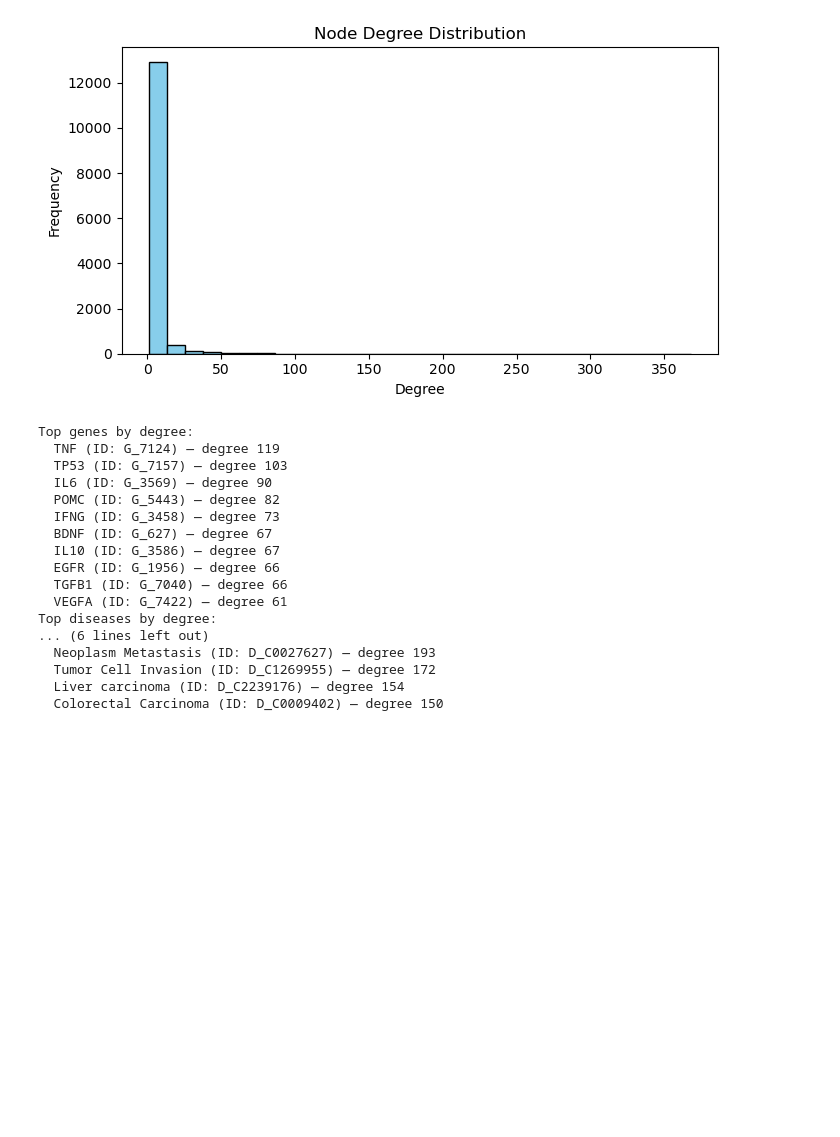
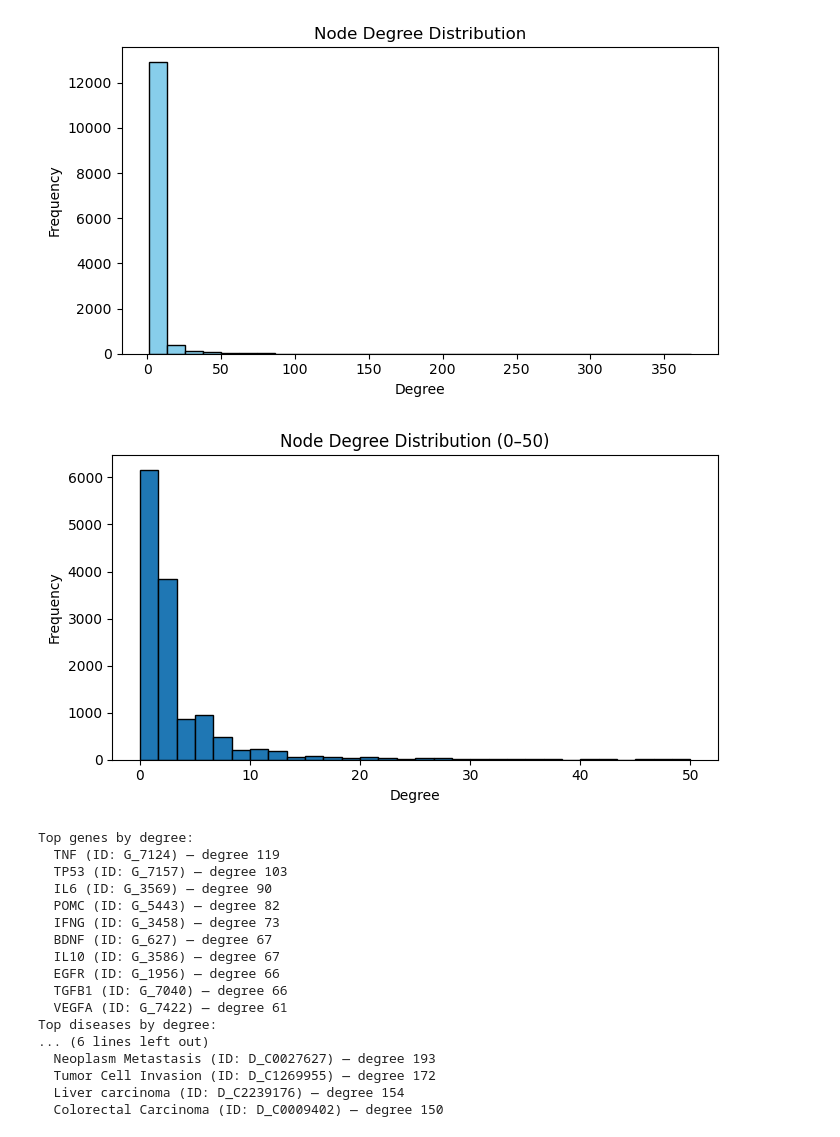
Before and after one commit to Royef/TBGA-Gene-Disease-Association-, a Jupyter notebook: TBGA_ Gene Disease Association Data-final.ipynb, the cells around one changed output. Cells and saved outputs as stored; diff of their text form; code cells hidden in the pictures; blank space fills up the shorter version.

```diff
--- a/TBGA_ Gene Disease Association Data-final.ipynb
+++ b/TBGA_ Gene Disease Association Data-final.ipynb
@@ -207,6 +207,20 @@ def plot_degree_distribution(G):
 plot_degree_distribution(train_graph)
 # %% [output]
 [figure]
+# %%
+def plot_degree_distribution_limited(G, degree_min=0, degree_max=100):
+    degrees = [d for _, d in G.degree()]
+    plt.figure(figsize=(7, 4))
+    plt.hist(degrees, bins=30, range=(degree_min, degree_max), edgecolor="black")
+    plt.title(f"Node Degree Distribution ({degree_min}–{degree_max})")
+    plt.xlabel("Degree")
+    plt.ylabel("Frequency")
+    plt.tight_layout()
+    plt.show()
+
+plot_degree_distribution_limited(train_graph, 0, 50)
+# %% [output]
+[figure, added]
 # %%
 def print_top_nodes_by_degree(G, node_type, top_n=10):
     filtered_nodes = [(n, G.degree(n)) for n in G.nodes if G.nodes[n]['type'] == node_type]
```
Also changed, not shown: parts of 2 cells of this notebook.
